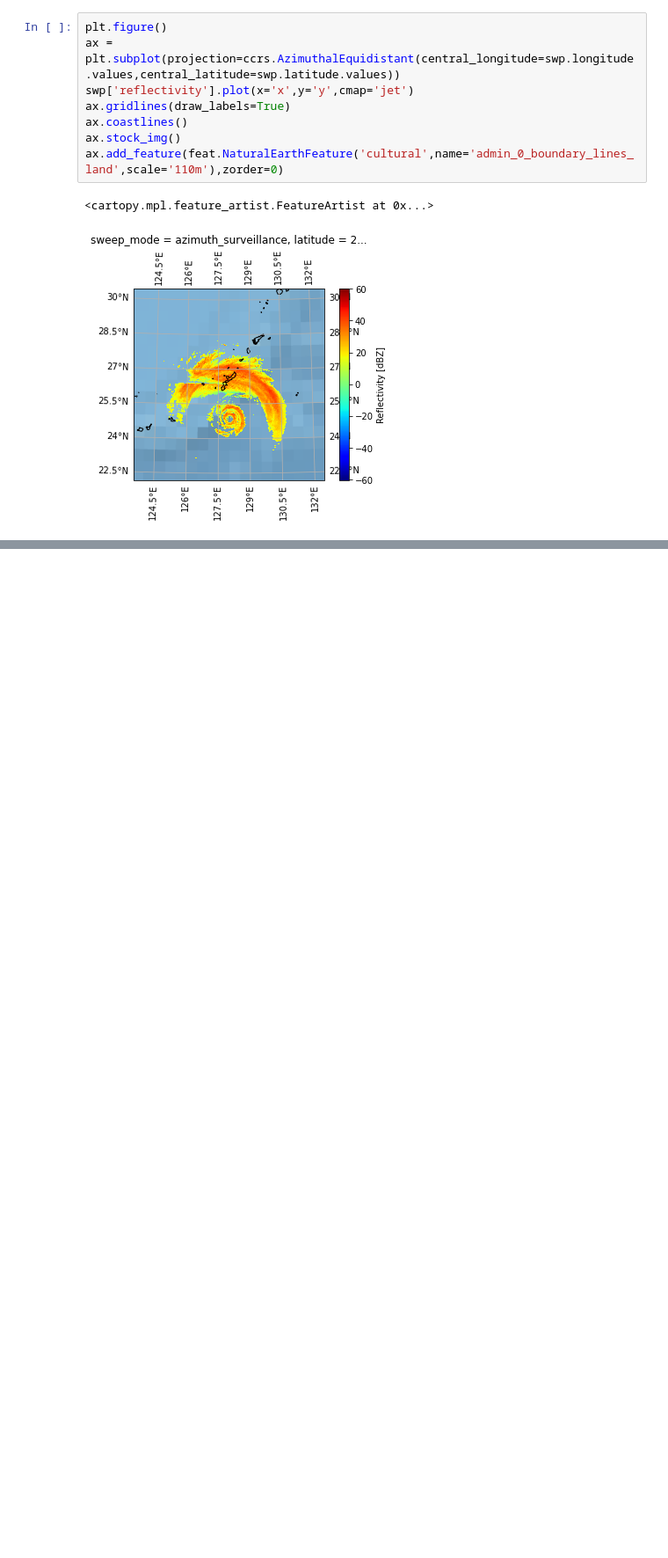
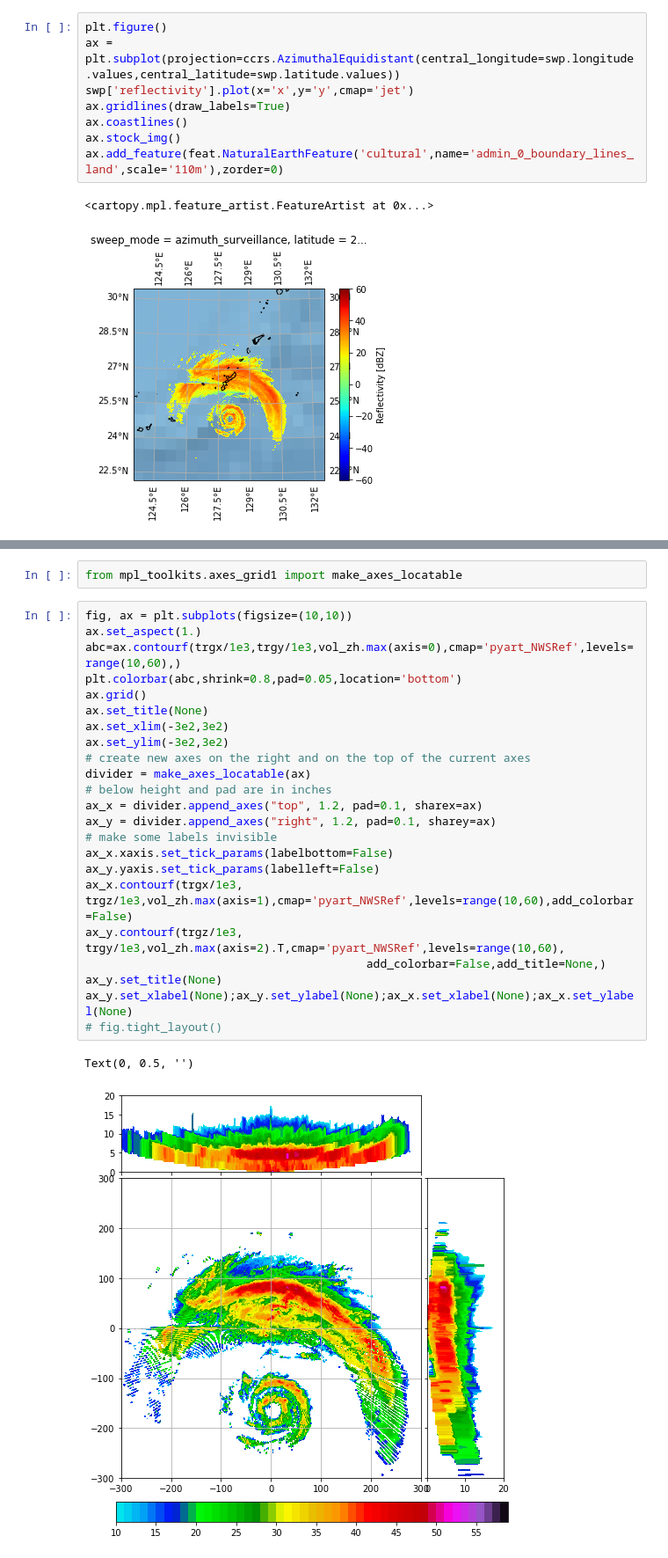
Before and after one commit to syedhamidali/Weather-Radar-PPI-RHI-Plotting-by-PYART, a Jupyter notebook: imran_nexrad.ipynb, the cells around one changed output, grey strips where cells are left out. Shown: that part at 88% size. Cells and saved outputs as stored; diff of their text form; blank space fills up the shorter version.

```diff
--- a/imran_nexrad.ipynb
+++ b/imran_nexrad.ipynb
@@ -73,0 +126,28 @@ ax.add_feature(feat.NaturalEarthFeature('cultural',name='admin_0_boundary_lines_
+# %%
+from mpl_toolkits.axes_grid1 import make_axes_locatable
+# %%
+fig, ax = plt.subplots(figsize=(10,10))
+ax.set_aspect(1.)
+abc=ax.contourf(trgx/1e3,trgy/1e3,vol_zh.max(axis=0),cmap='pyart_NWSRef',levels=range(10,60),)
+plt.colorbar(abc,shrink=0.8,pad=0.05,location='bottom')
+ax.grid()
+ax.set_title(None)
+ax.set_xlim(-3e2,3e2)
+ax.set_ylim(-3e2,3e2)
+# create new axes on the right and on the top of the current axes
+divider = make_axes_locatable(ax)
+# below height and pad are in inches
+ax_x = divider.append_axes("top", 1.2, pad=0.1, sharex=ax)
+ax_y = divider.append_axes("right", 1.2, pad=0.1, sharey=ax)
+# make some labels invisible
+ax_x.xaxis.set_tick_params(labelbottom=False)
+ax_y.yaxis.set_tick_params(labelleft=False)
+ax_x.contourf(trgx/1e3, trgz/1e3,vol_zh.max(axis=1),cmap='pyart_NWSRef',levels=range(10,60),add_colorbar=False)
+ax_y.contourf(trgz/1e3, trgy/1e3,vol_zh.max(axis=2).T,cmap='pyart_NWSRef',levels=range(10,60),
+                                         add_colorbar=False,add_title=None,)
+ax_y.set_title(None)
+ax_y.set_xlabel(None);ax_y.set_ylabel(None);ax_x.set_xlabel(None);ax_x.set_ylabel(None)
+# fig.tight_layout()
+# %% [output]
+Text(0, 0.5, '')
+[figure, added]
```
Also changed, not shown: parts of 4 cells of this notebook.
